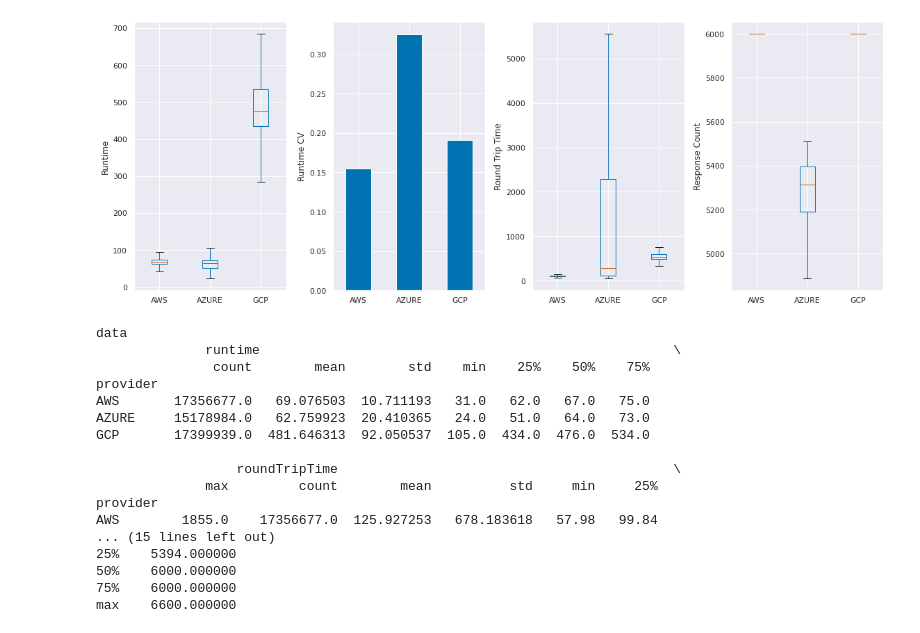
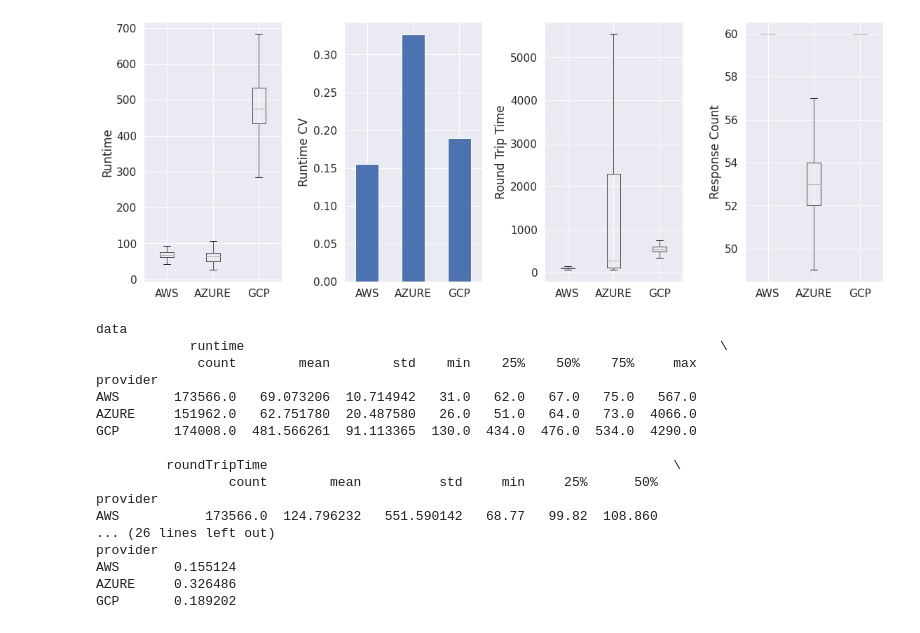
Before and after one commit to l8518/geot-faas, a Jupyter notebook: 020_provider_analysis.ipynb, the cells around one changed output. Cells and saved outputs as stored; diff of their text form; code cells hidden in the pictures.

Commit message:
provider_analysis tiny run

```diff
--- a/020_provider_analysis.ipynb
+++ b/020_provider_analysis.ipynb
@@ -17,58 +17,64 @@ sns.set()
 matplotlib.style.use('seaborn-colorblind')
 
 INPUT_FILE = "dataset"
-FSIZE = "full"
+FSIZE = "tiny"
 
 df = pd.read_parquet(utils.get_dataset_path(INPUT_FILE, FSIZE))
 # %%
 runtime_cov_df = df.groupby( ['provider'])['runtime'].apply(utils.cov).dropna().reset_index(name='Runtime CV').set_index(['provider'])
 resp_df = df.groupby( ['provider', 'driver_invocation']).size().reset_index(name='counts')
 # %%
+sns.set(font_scale=1.4)
+
 # Plot Coefficient Of Variation Per Cloud Provider:
 fig, axes = plt.subplots(figsize=(16,6), ncols=4, nrows=1, frameon=False, sharex=True)
 
 runtime_bx_ax = axes[0]
 runtime_cov_ax = axes[1]
 roundtrip_bx_ax = axes[2]
 respcount_bx_ax = axes[3]
 
 # Runtime COV
 runtime_cov_df.plot(kind='bar', ax=runtime_cov_ax)
 runtime_cov_ax.set_xlabel('')
 runtime_cov_ax.set_ylabel('Runtime CV')
 runtime_cov_ax.get_legend().remove()
 plt.setp(runtime_cov_ax.get_xticklabels(), rotation=0)
 
 # Boxplot Runtime
 df_boxplot = df[['provider', 'runtime']].sort_values(by=['provider']).groupby(['provider'], observed=True)
 utils.boxplot(runtime_bx_ax, df_boxplot, 'Runtime', utils.tick_get_1st)
 
 df_boxplot = df[['provider', 'roundTripTime']].sort_values(by=['provider']).groupby(['provider'], observed=True)
 utils.boxplot(roundtrip_bx_ax, df_boxplot, 'Round Trip Time', utils.tick_get_1st)
 
 df_boxplot = resp_df[['provider', 'counts']].sort_values(by=['provider']).groupby(['provider'], observed=True)
 utils.boxplot(respcount_bx_ax, df_boxplot, 'Response Count', utils.tick_get_1st)
 
 fig.tight_layout()
 
 data = df[['provider', 'runtime', 'roundTripTime']].groupby(['provider'], observed=True).describe()
-utils.plot(['provider_analysis', 'pa_provider_mean_cov'], data=data, respdata=resp_df.describe())
+utils.plot(['provider_analysis', 'pa_provider_mean_cov'],
+            data=data,
+            respdata=resp_df.groupby(['provider']).describe(),
+            runtime_cv=runtime_cov_df.groupby(['provider']).describe()
+          )
 # %% [output]
-[figure, old version]
+[figure, new version]
 data
-              runtime                                                     \
-               count        mean        std    min    25%    50%    75%
+            runtime                                                             \
+             count        mean        std    min    25%    50%    75%     max
 provider
-AWS       17356677.0   69.076503  10.711193   31.0   62.0   67.0   75.0
-AZURE     15178984.0   62.759923  20.410365   24.0   51.0   64.0   73.0
-GCP       17399939.0  481.646313  92.050537  105.0  434.0  476.0  534.0
+AWS       173566.0   69.073206  10.714942   31.0   62.0   67.0   75.0   567.0
+AZURE     151962.0   62.751780  20.487580   26.0   51.0   64.0   73.0  4066.0
+GCP       174008.0  481.566261  91.113365  130.0  434.0  476.0  534.0  4290.0
 
-                  roundTripTime                                           \
-              max         count        mean          std     min     25%
+         roundTripTime                                                    \
+                 count        mean          std     min     25%      50%
 provider
-AWS        1855.0    17356677.0  125.927253   678.183618   57.98   99.84
-... (15 lines left out)
-25%    5394.000000
-50%    6000.000000
-75%    6000.000000
-max    6600.000000
+AWS           173566.0  124.796232   551.590142   68.77   99.82  108.860
+... (26 lines left out)
+provider
+AWS       0.155124
+AZURE     0.326486
+GCP       0.189202
```
Also changed, not shown: 4 other files.
